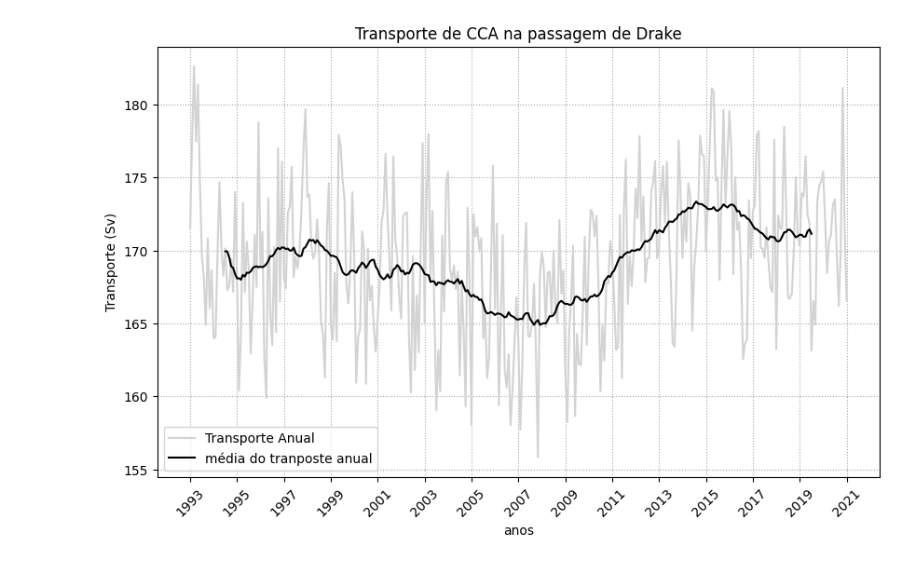
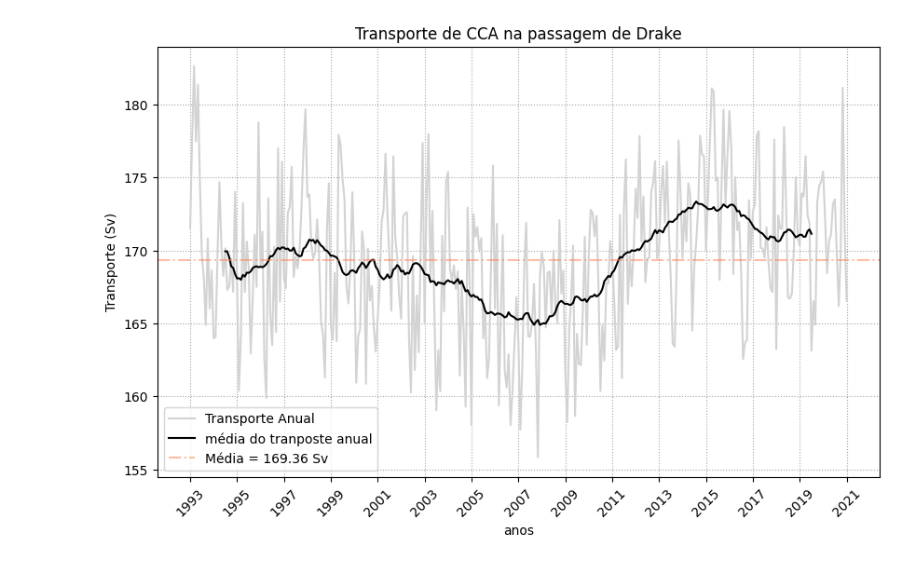
Before and after one commit to ane-schow/oceanografia, a Jupyter notebook: serie_temporal_de_transporte.ipynb, the cells around one changed output. Drawn from its saved outputs; the diff is of its cells as text; code cells hidden in the pictures.

```diff
--- a/serie_temporal_de_transporte.ipynb
+++ b/serie_temporal_de_transporte.ipynb
@@ -47,16 +47,18 @@ for i in range(len(u0['time'])):
 
 print(transportes)
 # %%
+media_transporte = np.mean(tranp_valor)
 tranp_valor_smooth = pd.Series(tranp_valor).rolling(window=37, center=True).mean()
 plt.figure(figsize=(10, 6))
 plt.plot(tempos, tranp_valor, linestyle='-', color='lightgray', label='Transporte Anual')
 plt.plot(tempos, tranp_valor_smooth, linestyle='-', color='k', label='média do tranposte anual')
 plt.xticks(ticks=range(0, len(tempos), 24), labels=range(1993, 1993 + len(range(0, len(tempos), 12)),2), rotation=45)
+plt.axhline(y=media_transporte, color='coral', linestyle='-.', label=f"Média = {media_transporte:.2f} Sv", alpha = 0.5)
 plt.xlabel('anos')
 plt.ylabel('Transporte (Sv)')
 plt.title('Transporte de CCA na passagem de Drake')
 plt.grid(color='gray',alpha=0.7, linestyle=':')
 plt.legend()
 plt.show()
 # %% [output]
-[figure, old version]
+[figure, new version]
```
